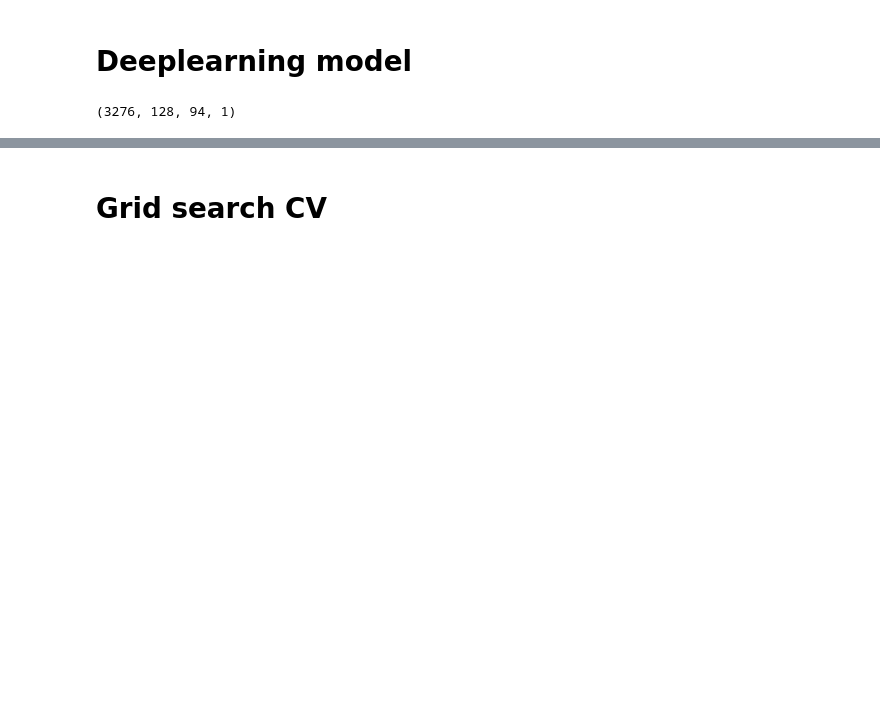
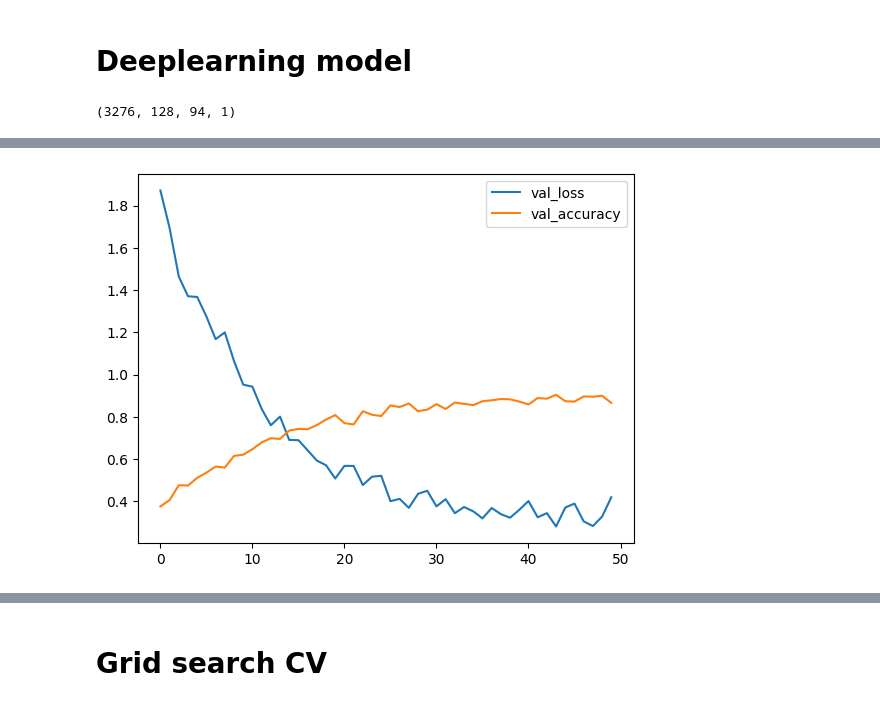
Before and after one commit to Yanaput/EGCI463-pattern-recognition-project, a Jupyter notebook: nsynth_CNN.ipynb, the cells around one changed output, grey strips where cells are left out. Saved outputs shown, nothing was run; the diff lists cells and outputs as text; code cells hidden in the pictures; blank space fills up the shorter version.

```diff
--- a/nsynth_CNN.ipynb
+++ b/nsynth_CNN.ipynb
@@ -237,5 +241,12 @@ Test Accuracy: 0.9012194871902466
 # %%
 import matplotlib.pyplot as plt
+# %%
+plt.plot(history.history['val_loss'], label="val_loss")
+plt.plot(history.history['val_accuracy'], label='val_accuracy')
+plt.legend()
+plt.show()
+# %% [output]
+[figure, added]
 # %%
 plt.plot(history.history['loss'], label="loss")
 plt.plot(history.history['accuracy'], label='accuracy')
```
Also changed, not shown: parts of 39 cells of this notebook.
